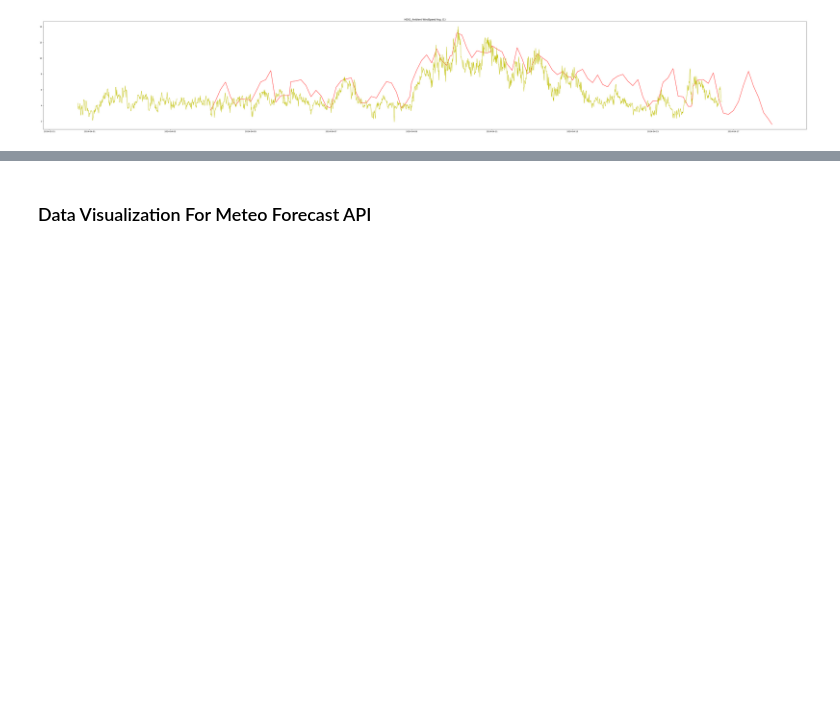
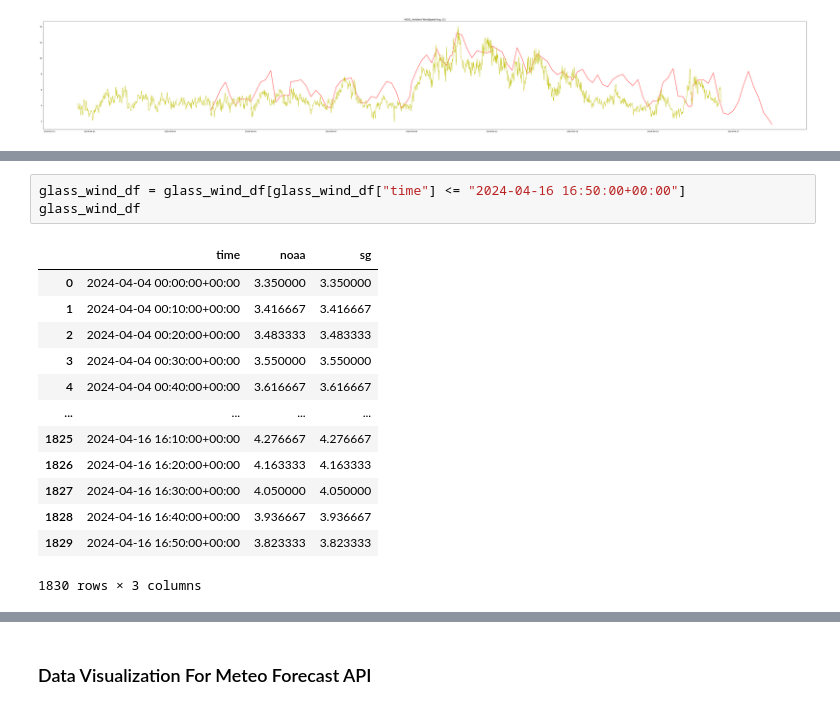
Before and after one commit to dungbachviet/windspeed-forecast-project, a Jupyter notebook: visualization.ipynb, the cells around one changed output, grey strips where cells are left out. Cells and saved outputs as stored; diff of their text form; blank space fills up the shorter version.

```diff
--- a/visualization.ipynb
+++ b/visualization.ipynb
@@ -162,0 +180,17 @@ plt.show()
+# %%
+glass_wind_df = glass_wind_df[glass_wind_df["time"] <= "2024-04-16 16:50:00+00:00"]
+glass_wind_df
+# %% [output]
+|  | time | noaa | sg |
+| 0 | 2024-04-04 00:00:00+00:00 | 3.350000 | 3.350000 |
+| 1 | 2024-04-04 00:10:00+00:00 | 3.416667 | 3.416667 |
+| 2 | 2024-04-04 00:20:00+00:00 | 3.483333 | 3.483333 |
+| 3 | 2024-04-04 00:30:00+00:00 | 3.550000 | 3.550000 |
+| 4 | 2024-04-04 00:40:00+00:00 | 3.616667 | 3.616667 |
+| ... | ... | ... | ... |
+| 1825 | 2024-04-16 16:10:00+00:00 | 4.276667 | 4.276667 |
+| 1826 | 2024-04-16 16:20:00+00:00 | 4.163333 | 4.163333 |
+| 1827 | 2024-04-16 16:30:00+00:00 | 4.050000 | 4.050000 |
+| 1828 | 2024-04-16 16:40:00+00:00 | 3.936667 | 3.936667 |
+| 1829 | 2024-04-16 16:50:00+00:00 | 3.823333 | 3.823333 |
+1830 rows × 3 columns
```
Also changed, not shown: parts of 7 cells of this notebook, 1 other file.
